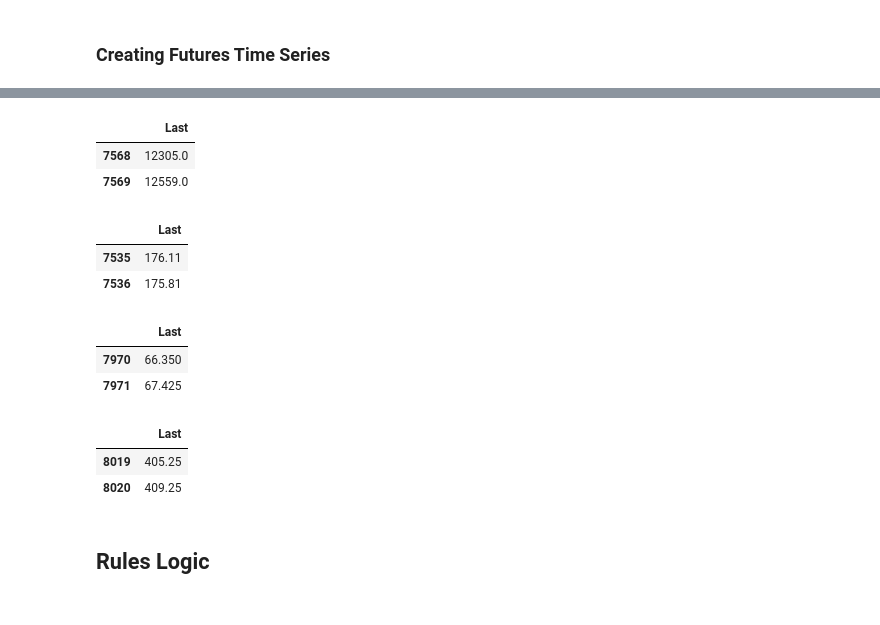
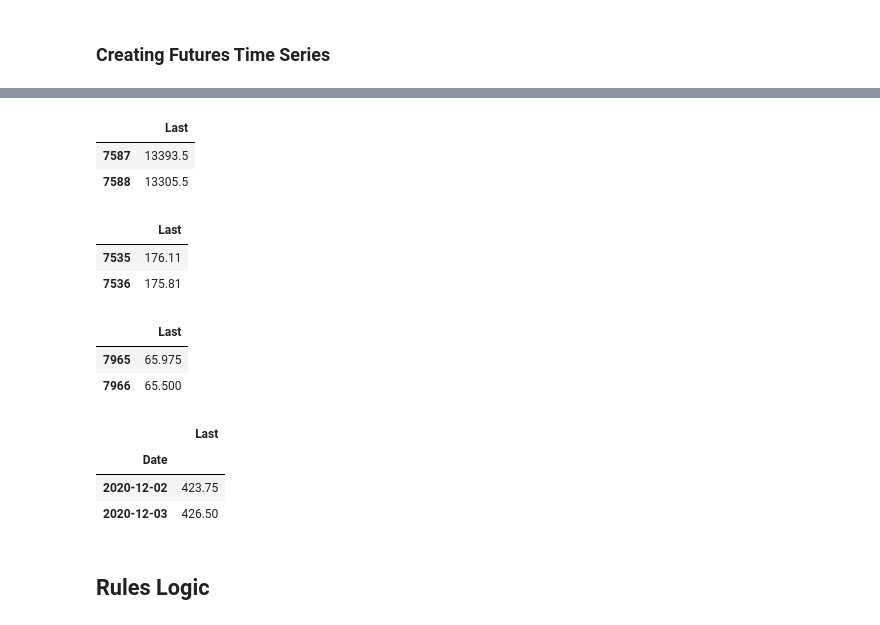
Before and after one commit to NikkiSatmaka/trading_evolved, a Jupyter notebook: starter_system-sc.ipynb, the cells around one changed output, grey strips where cells are left out. Drawn from its saved outputs; the diff is of its cells as text; code cells hidden in the pictures.

```diff
--- a/starter_system-sc.ipynb
+++ b/starter_system-sc.ipynb
@@ -27,7 +27,7 @@ TODO:
 Look for ways to use back-adjusted futures data
 """
 # contracts = ['NQZ20-CME', 'UBZ20-CBOT', 'CHRIS/CME_BP', 'CHRIS/CME_GC', 'CHRIS/EUREX_FDAX', 'CHRIS/EUREX_FGBL', 'CHRIS/CME_AD', 'CHRIS/CME_LN']
-contracts = ['NQZ20-CME', 'UBZ20-CBOT', 'ZCZ20-CBOT', 'HEZ20-CME', 'GCZ20-COMEX', '6BZ20-CME', '6AZ20-CME', 'FDAXZ20-EUREX']
+contracts = ['NQH21-CME', 'UBH21-CBOT', 'ZCH21-CBOT', 'HEG21-CME', 'GCG21-COMEX', '6BH21-CME', '6AH21-CME', 'FDAXZ20-EUREX']
 # %%
 """
 Create a dictionary where the key is the ticker
@@ -53,11 +53,11 @@ FDAXZ20-EUREX 2020-11-04 00:00:00
 data_futures['FDAXZ20-EUREX'].iloc[-2:]
 # %% [output]
 |  | Last |
-| 7568 | 12305.0 |
-| 7569 | 12559.0 |
+| 7587 | 13393.5 |
+| 7588 | 13305.5 |
 # %%
 data_futures['FDAXZ20-EUREX'] = data_futures['FDAXZ20-EUREX'].append({
-    ' Last':12559.0}, ignore_index=True)
+    ' Last':13305.5}, ignore_index=True)
 # %%
 data_futures['FGBLZ20-EUREX'].iloc[-2:]
 # %% [output]
@@ -68,18 +68,19 @@ data_futures['FGBLZ20-EUREX'].iloc[-2:]
 data_futures['FGBLZ20-EUREX'] = data_futures['FGBLZ20-EUREX'].append({
     ' Last':175.81}, ignore_index=True)
 # %%
-data_futures['HEZ20-CME'].iloc[-2:]
+data_futures['HEG21-CME'].iloc[-2:]
 # %% [output]
 |  | Last |
-| 7970 | 66.350 |
-| 7971 | 67.425 |
+| 7965 | 65.975 |
+| 7966 | 65.500 |
 # %%
-data_futures['HEZ20-CME'] = data_futures['HEZ20-CME'].append({
-    ' Last':67.425}, ignore_index=True)
+data_futures['HEG21-CME'] = data_futures['HEG21-CME'].append({
+    ' Last':65.500}, ignore_index=True)
 # %%
-data_futures['ZCZ20-CBOT'].iloc[-2:]
+data_futures['ZCH21-CBOT'].iloc[-2:]
 # %% [output]
 |  | Last |
-| 8019 | 405.25 |
-| 8020 | 409.25 |
+| Date |  |
+| 2020-12-02 | 423.75 |
+| 2020-12-03 | 426.50 |
 # %%
```
Also changed, not shown: parts of 2 cells of this notebook, 2 other files.
